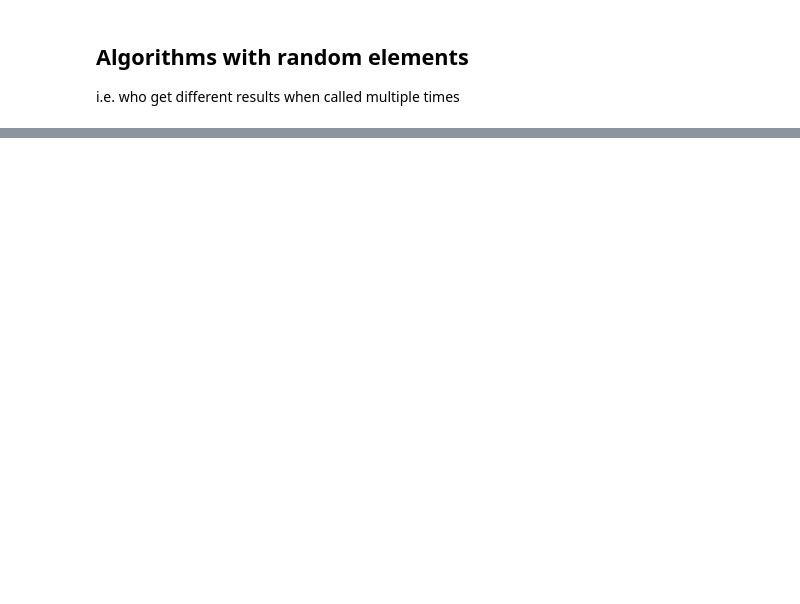
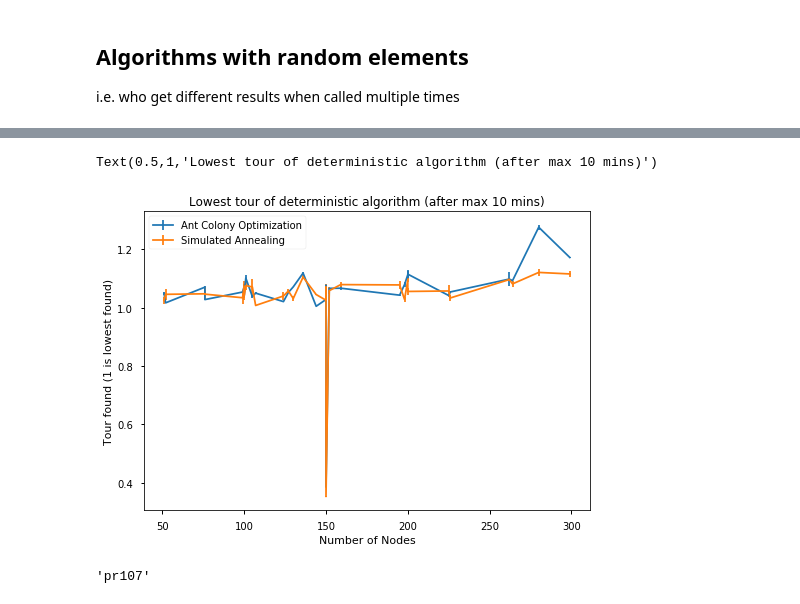
Before and after one commit to FabianWalocha/TSProject, a Jupyter notebook: benchmarking/Benchmarking.ipynb, the cells around one changed output, grey strips where cells are left out. Cells and saved outputs as stored; diff of their text form; code cells hidden in the pictures; blank space fills up the shorter version.

```diff
--- a/benchmarking/Benchmarking.ipynb
+++ b/benchmarking/Benchmarking.ipynb
@@ -404,0 +425,43 @@ fileObject.close()
+# %%
+fileObject = open('../results/resRandom_2018-12-06_07-34-14', 'rb')
+r1 = pickle.load(fileObject)
+fileObject = open('../results/resRandom_2018-12-07_21-37-23', 'rb')
+r2 = pickle.load(fileObject)
+r = r1.merge(r2,on='Dataset')
+#r.drop(columns=['SimmulatedAnnealing_x','GeneticAlgorithm'])
+# %%
+aco = r.AntColony
+mean_a = np.array([x[0] for x in aco])/np.array(lowestVals)
+std_a = np.array([x[1] for x in aco])/np.array(lowestVals)
+ga = r.GeneticAlgorithm
+mean_g = np.array([x[0] for x in ga])/np.array(lowestVals)
+std_g = np.array([x[1] for x in ga])/np.array(lowestVals)
+sa = r.SimmulatedAnnealing_y
+mean_s = np.array([x[0] for x in sa])/np.array(lowestVals)
+std_s = np.array([x[1] for x in sa])/np.array(lowestVals)
+ra = r.RandomizedApproach
+mean_r = np.array([x[0] for x in ra])/np.array(lowestVals)
+std_r = np.array([x[1] for x in ra])/np.array(lowestVals)
+
+res_mean = np.array([mean_a,mean_s,mean_g,mean_r])
+res_std = np.array([std_a,std_s,std_g,std_r])
+
+rm_si = np.array([res_mean[:,x] for x in argSortNodes])
+rs_si = np.array([res_std[:,x] for x in argSortNodes])
+# %%
+for idx in range(rm_si.shape[1]-2):
+    plt.errorbar(sortNodes,rm_si[:,idx],yerr=rs_si[:,idx])
+
+plt.legend(['Ant Colony Optimization','Simulated Annealing','Genetic Algorithm','Randomized Approach'])
+plt.xlabel('Number of Nodes')
+plt.ylabel('Tour found (1 is lowest found)')
+plt.title('Lowest tour of deterministic algorithm (after max 10 mins)')
+# %% [output]
+Text(0.5,1,'Lowest tour of deterministic algorithm (after max 10 mins)')
+[figure, added]
+# %%
+# faulty value (i.e. minVal < 1)
+faulty = [i for i,x in enumerate(rm_si[:,0]<1) if x][0]
+r.Dataset[faulty]
+# %% [output]
+'pr107'
```
Also changed, not shown: parts of 15 cells of this notebook, 5 other files.
